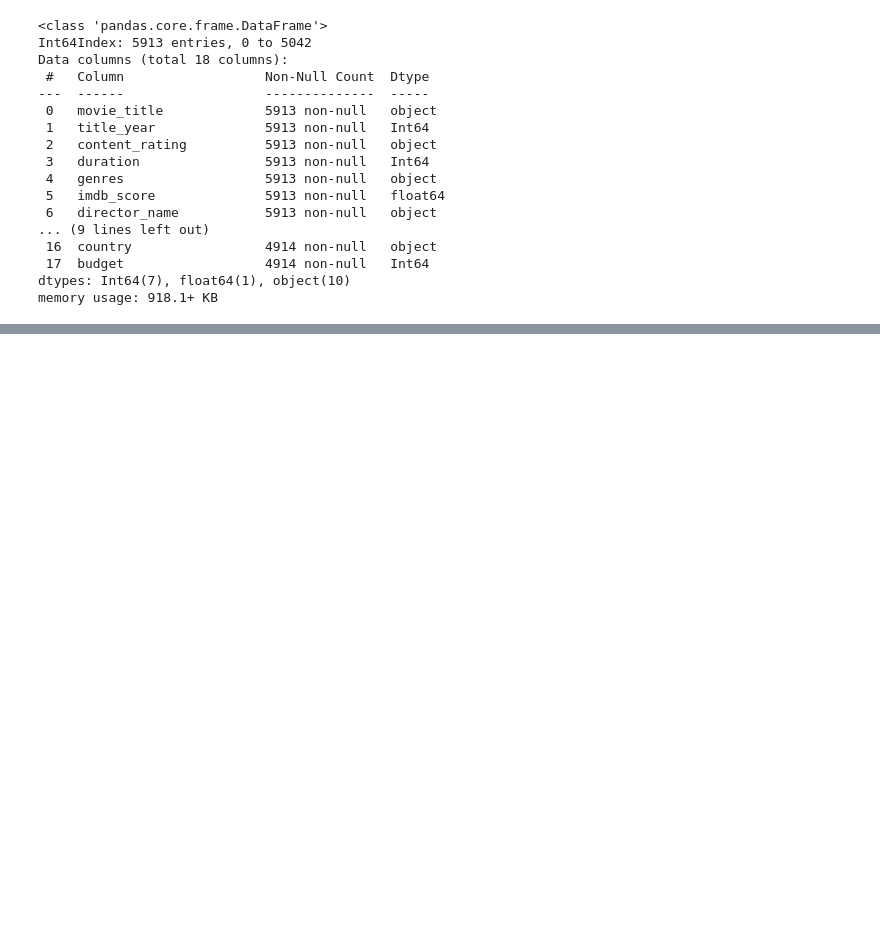
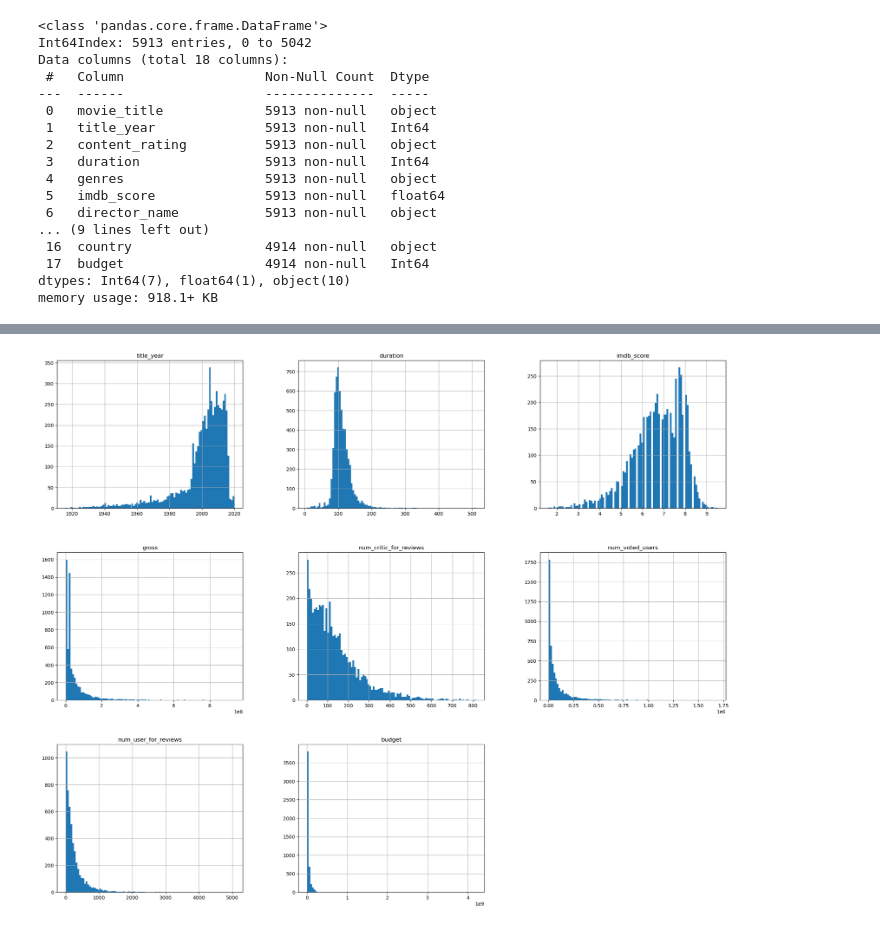
Before and after one commit to YasoJan/IMDB-Rating-Predictor, a Jupyter notebook: IMDB-Rating-Predictor.ipynb, the cells around one changed output, grey strips where cells are left out. Cells and saved outputs as stored; diff of their text form; code cells hidden in the pictures; blank space fills up the shorter version.

```diff
--- a/IMDB-Rating-Predictor.ipynb
+++ b/IMDB-Rating-Predictor.ipynb
@@ -657,0 +689,8 @@ memory usage: 918.1+ KB
+# %%
+#Histogram for numerical attribute
+
+import matplotlib.pyplot as plt
+merged_df.hist(bins=100, figsize=(25,20))
+plt.show()
+# %% [output]
+[figure, added]
```
Also changed, not shown: parts of 8 cells of this notebook.
